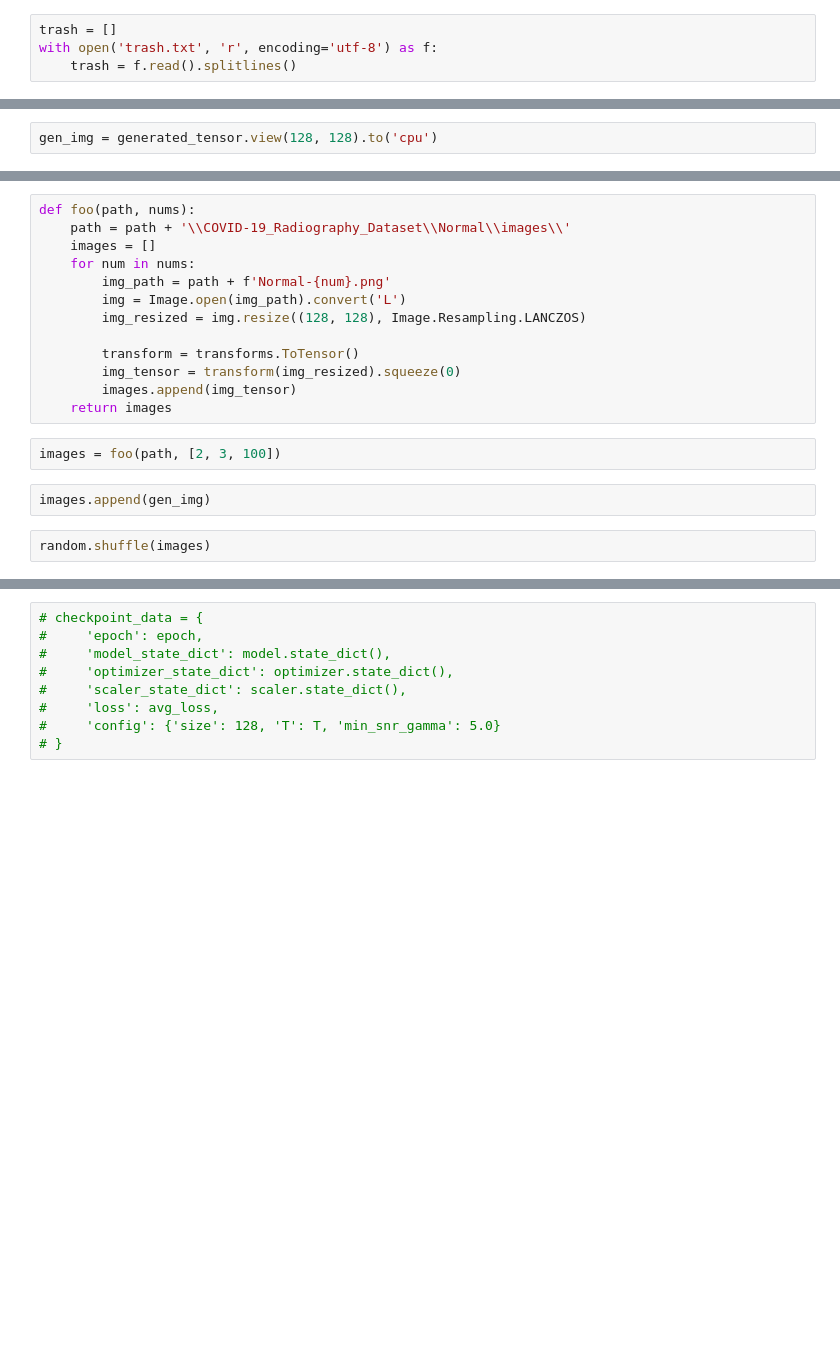
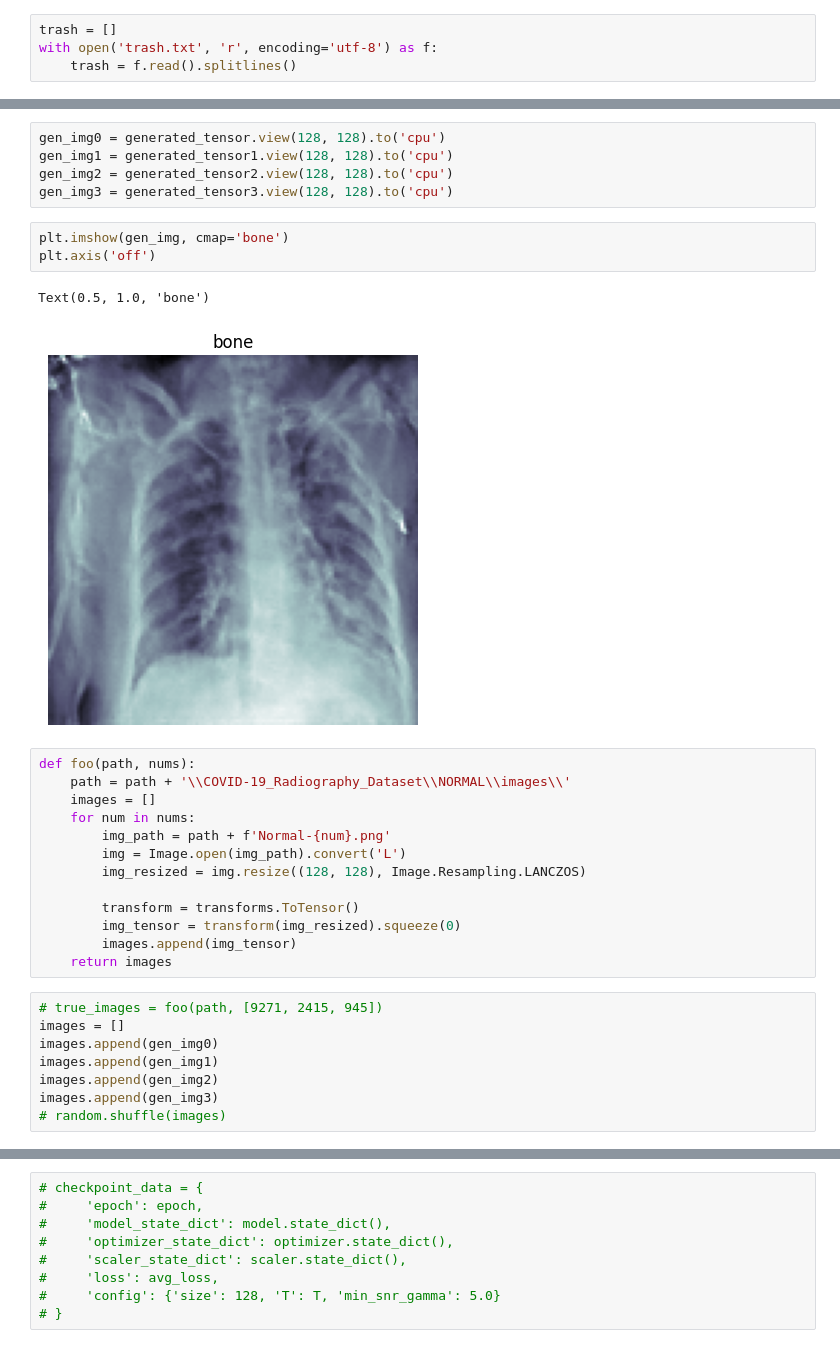
Before and after one commit to panikkuo/undergraduate-thesis, a Jupyter notebook: conditional_xray_gen/xray_analysis.ipynb, the cells around one changed output, grey strips where cells are left out. Saved outputs shown, nothing was run; the diff lists cells and outputs as text; blank space fills up the shorter version.

Commit message:
start writing the text

```diff
--- a/conditional_xray_gen/xray_analysis.ipynb
+++ b/conditional_xray_gen/xray_analysis.ipynb
@@ -396,2 +410,0 @@ tensor([[[[0.3842, 0.2311, 0.1147,  ..., 0.1529, 0.1357, 0.1374],
-# %%
-gen_img = generated_tensor.view(128, 128).to('cpu')
@@ -398,6 +451,17 @@ gen_img = generated_tensor.view(128, 128).to('cpu')
+# %%
+gen_img0 = generated_tensor.view(128, 128).to('cpu')
+gen_img1 = generated_tensor1.view(128, 128).to('cpu')
+gen_img2 = generated_tensor2.view(128, 128).to('cpu')
+gen_img3 = generated_tensor3.view(128, 128).to('cpu')
+# %%
+plt.imshow(gen_img, cmap='bone')
+plt.axis('off')
+# %% [output]
+Text(0.5, 1.0, 'bone')
+[figure, added]
 # %%
 def foo(path, nums):
-    path = path + '\\COVID-19_Radiography_Dataset\\Normal\\images\\'
+    path = path + '\\COVID-19_Radiography_Dataset\\NORMAL\\images\\'
     images = []
     for num in nums:
         img_path = path + f'Normal-{num}.png'
@@ -408,12 +472,14 @@ def foo(path, nums):
         img_tensor = transform(img_resized).squeeze(0)
         images.append(img_tensor)
     return images
-# %%
-images = foo(path, [2, 3, 100])
 # %%
-images.append(gen_img)
+# true_images = foo(path, [9271, 2415, 945])
+images = []
+images.append(gen_img0)
+images.append(gen_img1)
+images.append(gen_img2)
+images.append(gen_img3)
+# random.shuffle(images)
-# %%
-random.shuffle(images)
 # %%
 fig, axes = plt.subplots(1, 4, figsize=(20, 5))
 for i in range(4):
```
Also changed, not shown: parts of 20 cells of this notebook, 7 other files.
